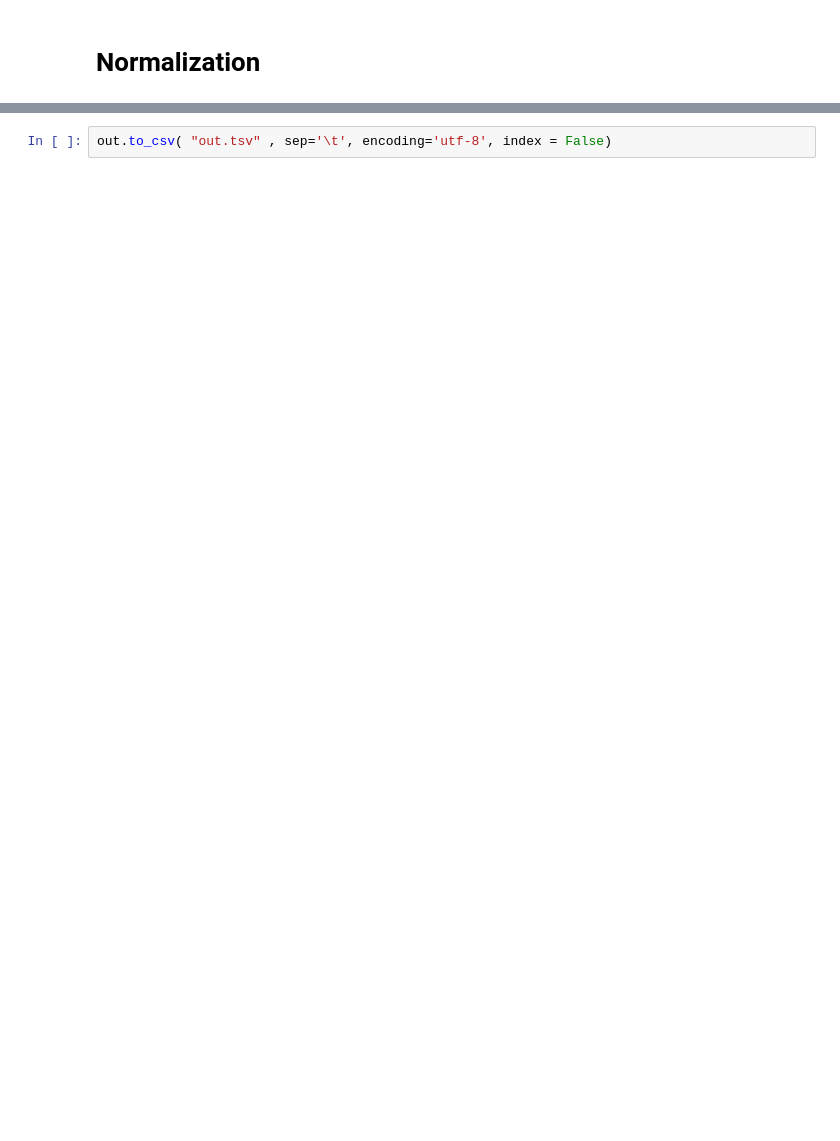
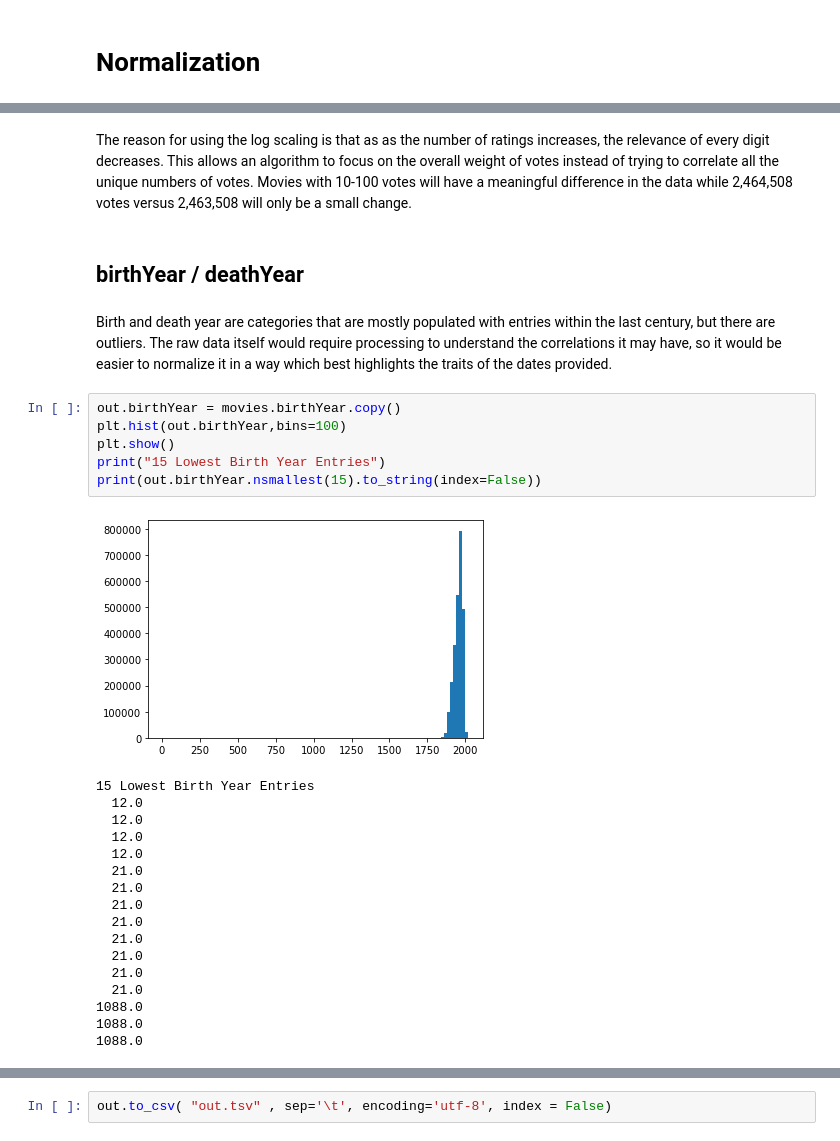
Before and after one commit to jxt1009/csci521proj, a Jupyter notebook: phase4/phase4_outliers.ipynb, the cells around one changed output, grey strips where cells are left out. Cells and saved outputs as stored; diff of their text form; blank space fills up the shorter version.

```diff
--- a/phase4/phase4_outliers.ipynb
+++ b/phase4/phase4_outliers.ipynb
@@ -458,0 +474,31 @@ out.head(5)
+# %% [markdown]
+The reason for using the log scaling is that as as the number of ratings increases, the relevance of every digit decreases. This allows an algorithm to focus on the overall weight of votes instead of trying to correlate all the unique numbers of votes.
+Movies with 10-100 votes will have a meaningful difference in the data while 2,464,508 votes versus 2,463,508 will only be a small change.
+# %% [markdown]
+## birthYear / deathYear
+# %% [markdown]
+Birth and death year are categories that are mostly populated with entries within the last century, but there are outliers. The raw data itself would require processing to understand the correlations it may have, so it would be easier to normalize it in a way which best highlights the traits of the dates provided.
+# %%
+out.birthYear = movies.birthYear.copy()
+plt.hist(out.birthYear,bins=100)
+plt.show()
+print("15 Lowest Birth Year Entries")
+print(out.birthYear.nsmallest(15).to_string(index=False))
+# %% [output]
+[figure, added]
+15 Lowest Birth Year Entries
+  12.0
+  12.0
+  12.0
+  12.0
+  21.0
+  21.0
+  21.0
+  21.0
+  21.0
+  21.0
+  21.0
+  21.0
+1088.0
+1088.0
+1088.0
```
Also changed, not shown: parts of 63 cells of this notebook.
